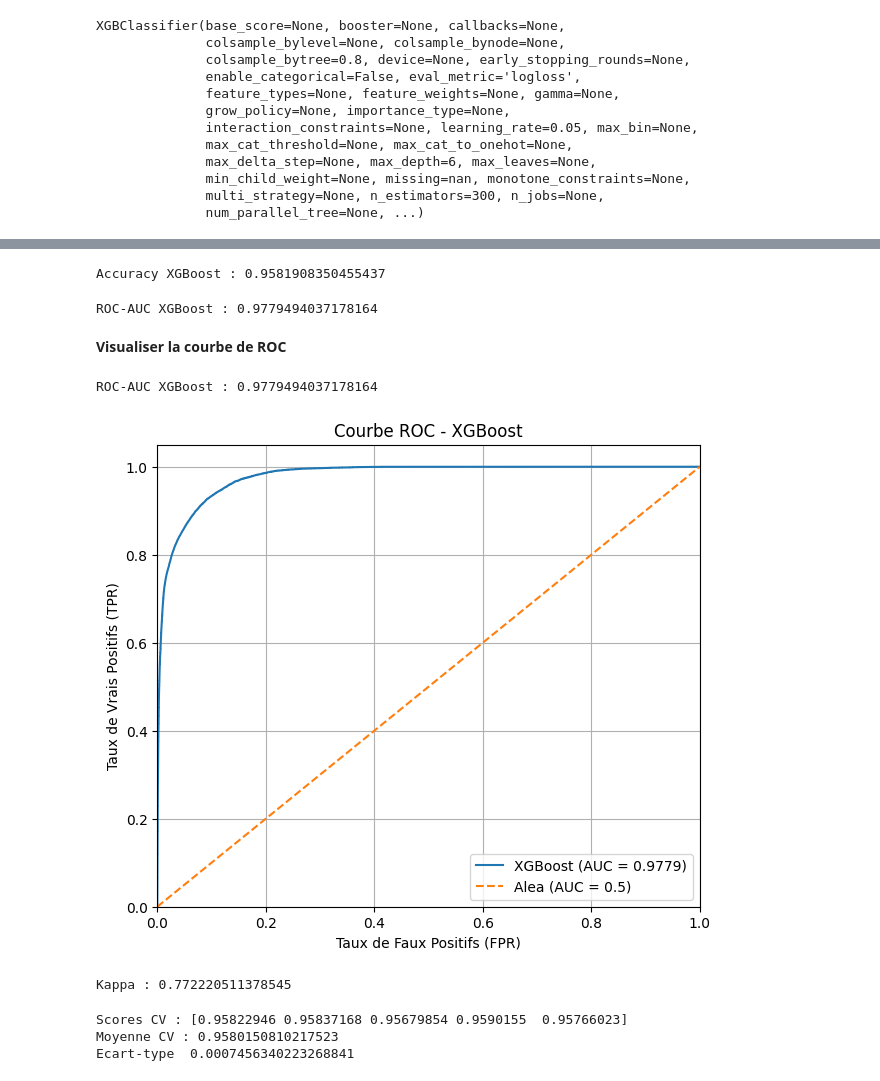
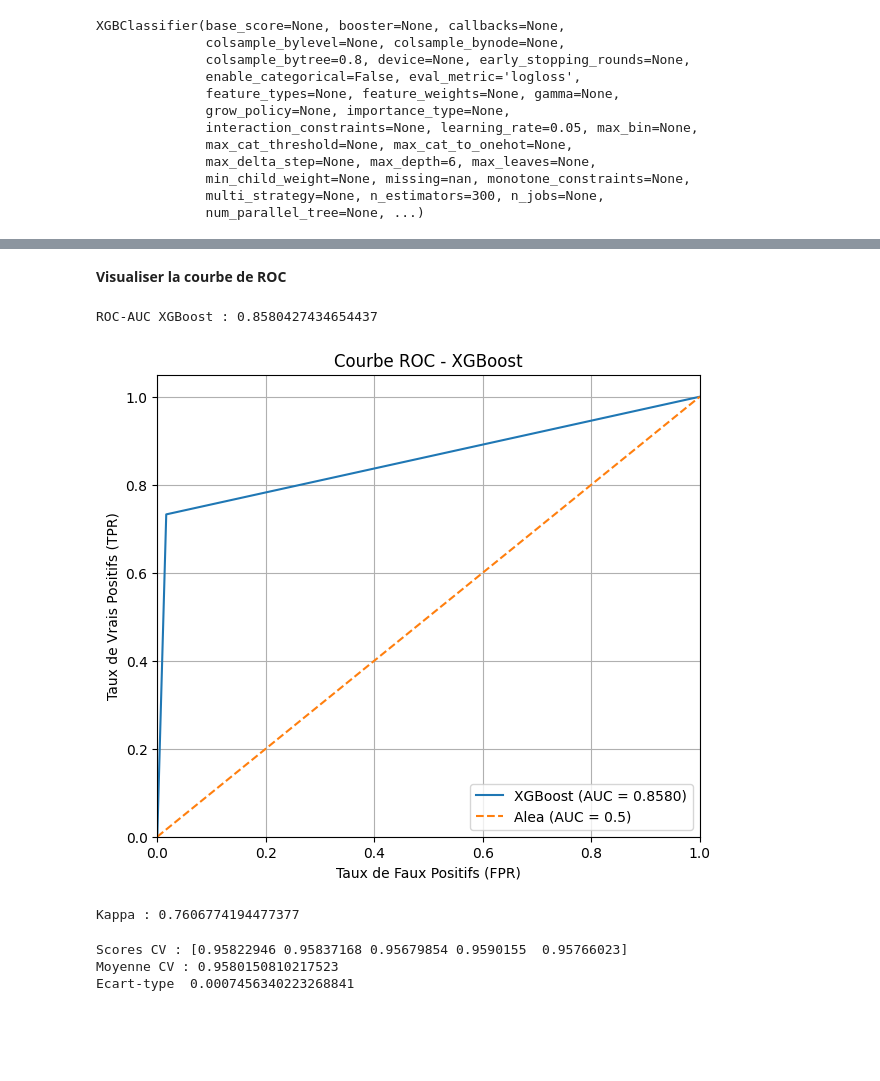
Before and after one commit to Beni25-mak/Travail_memoire_beni_nzimba, a Jupyter notebook: Analysis_01122025_ok.ipynb, the cells around one changed output, grey strips where cells are left out. Drawn from its saved outputs; the diff is of its cells as text; code cells hidden in the pictures; blank space fills up the shorter version.

```diff
--- a/Analysis_01122025_ok.ipynb
+++ b/Analysis_01122025_ok.ipynb
@@ -953,12 +954,12 @@ Index(['X', 'Y', 'Id', 'TWI', 'Aspect', 'plan_curvature', 'general_curvature',
       dtype='object')
 # %%
-coords = df_sample[['X', 'Y']]
-X = df_sample.drop(['X', 'Y', 'Id','Mineralogie'], axis=1)
-y = df_sample['Mineralogie'].astype(int)
+coords = df_sample_2[['X', 'Y']]
+X_2 = df_sample_2.drop(['X', 'Y', 'Id','Mineralogie'], axis=1)
+y_2 = df_sample_2['Mineralogie'].astype(int)
 # %%
 # Séparation données train/test
 # train : 80% et test : 20%
-X_train, X_test, y_train, y_test = train_test_split(X, y, test_size=0.2, random_state=42)
+X_2_train, X_2_test, y_2_train, y_2_test = train_test_split(X_2, y_2, test_size=0.2, random_state=42)
 # %%
 from xgboost import XGBClassifier
 from sklearn.metrics import accuracy_score, roc_auc_score
@@ -968,7 +969,7 @@ from rasterio.enums import Resampling
 from rasterio import Affine
 # %%
 # Modèle XGBoost
-xgb = XGBClassifier(
+model_xgb = XGBClassifier(
     n_estimators=300,
     learning_rate=0.05,
     max_depth=6,
@@ -979,7 +980,7 @@ xgb = XGBClassifier(
 )
 
 # Entraînement
-xgb.fit(X_train, y_train)
+model_xgb.fit(X_2_train, y_2_train)
 # %% [output]
 XGBClassifier(base_score=None, booster=None, callbacks=None,
               colsample_bylevel=None, colsample_bynode=None,
@@ -1000,7 +1001,7 @@ joblib.dump(xgb, "model_mining_xgb.pkl")
 # %%
 # Prédictions
-y_pred_xgb = xgb.predict(X_test)
-print(classification_report(y_test, y_pred_xgb))
+y_pred_xgb = model_xgb.predict(X_2_test)
+print(classification_report(y_2_test, y_pred_xgb))
 # %% [output]
               precision    recall  f1-score   support
 
@@ -1057,7 +1059,5 @@ proba_xgb = xgb.predict_proba(X_test)[:, 1]
 # %%
 # Métriques
-acc_xgb = accuracy_score(y_test, y_pred_xgb)
-print(f"Accuracy XGBoost :", acc_xgb)
+# acc_xgb = accuracy_score(y_2_test, y_pred_xgb)
+# print(f"Accuracy XGBoost :", acc_xgb)
-# %% [output]
-Accuracy XGBoost : 0.9581908350455437
 # %%
@@ -1065,47 +1065,45 @@ proba_xgbe = data_brute_considere['proba_xgb']
 # %%
-auc_xgb = roc_auc_score(y_test, proba_xgb)
+# auc_xgb = roc_auc_score(y_test, proba_xgb)
 #print("Accuracy XGBoost :", acc_xgb)
-print("ROC-AUC XGBoost :", auc_xgb)
+# print("ROC-AUC XGBoost :", auc_xgb)
-# %% [output]
-ROC-AUC XGBoost : 0.9779494037178164
 # %% [markdown]
 **Visualiser la courbe de ROC**
 # %%
 from sklearn.metrics import roc_curve, auc
 import matplotlib.pyplot as plt
 
 # Courbe ROC
-fpr, tpr, thresholds = roc_curve(y_test, proba_xgb)
+fpr, tpr, thresholds = roc_curve(y_2_test, y_pred_xgb)
 roc_auc = auc(fpr, tpr)
 
 print("ROC-AUC XGBoost :", roc_auc)
 
 # Visualisation
 plt.figure(figsize=(7,6))
 plt.plot(fpr, tpr, label='XGBoost (AUC = %0.4f)' % roc_auc)
 plt.plot([0, 1], [0, 1], linestyle='--', label='Alea (AUC = 0.5)')
 
 plt.xlim([0.0, 1.0])
 plt.ylim([0.0, 1.05])
 plt.xlabel('Taux de Faux Positifs (FPR)')
 plt.ylabel('Taux de Vrais Positifs (TPR)')
 plt.title('Courbe ROC - XGBoost')
 plt.legend(loc="lower right")
 plt.grid(True)
 
 plt.savefig("Courbe de Roc pour le modele XSBOOST.png", dpi=300, bbox_inches='tight')
 
 plt.show()
 # %% [output]
-ROC-AUC XGBoost : 0.9779494037178164
+ROC-AUC XGBoost : 0.8580427434654437
-[figure, old version]
+[figure, new version]
 # %%
 from sklearn.metrics import cohen_kappa_score
 
-kappa = cohen_kappa_score(y_test, y_pred_xgb)
+kappa = cohen_kappa_score(y_2_test, y_pred_xgb)
 print("Kappa :", kappa)
 # %% [output]
-Kappa : 0.772220511378545
+Kappa : 0.7606774194477377
 # %%
 from sklearn.model_selection import cross_val_score
 
```
Also changed, not shown: parts of 25 cells of this notebook.
